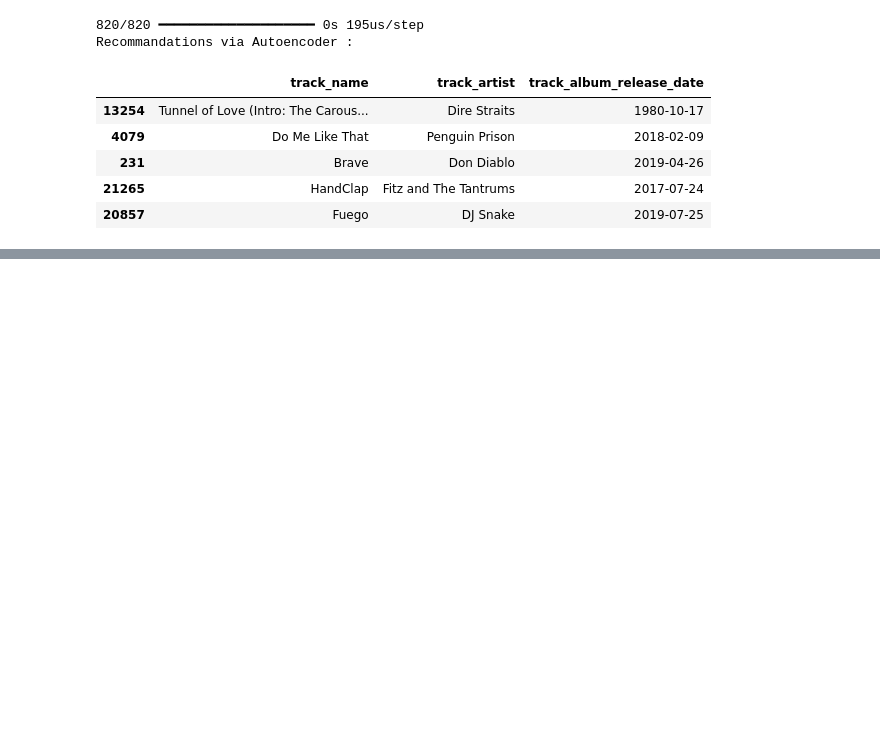
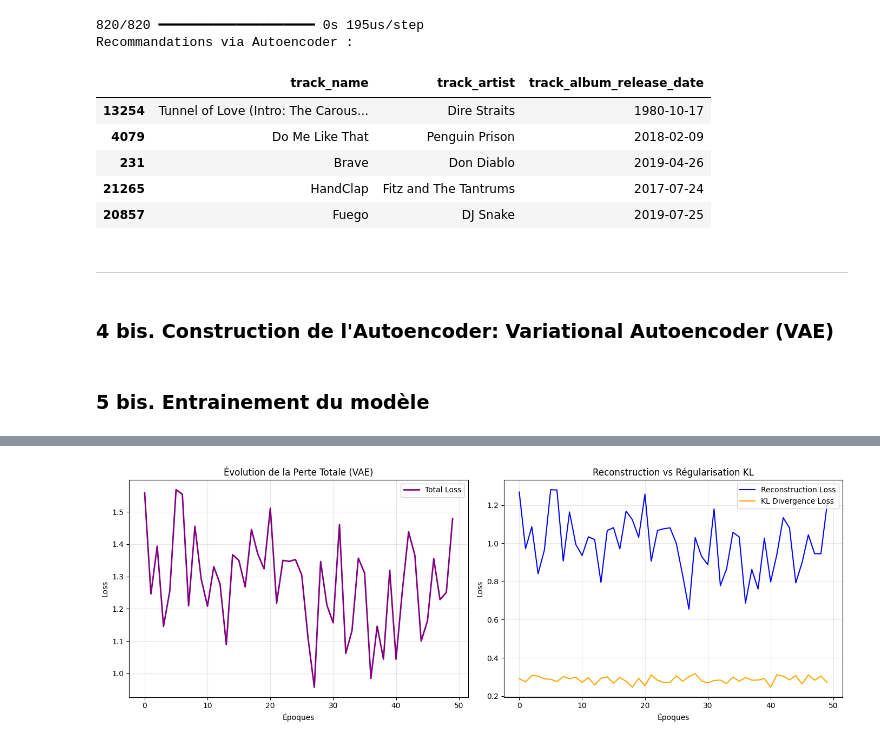
Before and after one commit to farahamorri/NextBeatSpotify, a Jupyter notebook: nextBeatSpotify.ipynb, the cells around one changed output, grey strips where cells are left out. Cells and saved outputs as stored; diff of their text form; code cells hidden in the pictures; blank space fills up the shorter version.

Commit message:
autoencoder+vae+ betavae with cross_validation

```diff
--- a/nextBeatSpotify.ipynb
+++ b/nextBeatSpotify.ipynb
@@ -289,3 +287,20 @@ Recommandations via Autoencoder :
 | 231 | Brave | Don Diablo | 2019-04-26 |
 | 21265 | HandClap | Fitz and The Tantrums | 2017-07-24 |
 | 20857 | Fuego | DJ Snake | 2019-07-25 |
+# %% [markdown]
+---
+# %% [markdown]
+### 4 bis. Construction de l'Autoencoder: Variational Autoencoder (VAE)
+# %%
+import tensorflow as tf
+from tensorflow import keras
+from tensorflow.keras import layers
+
+class Sampling(layers.Layer):
+    """Utilise (z_mean, z_log_var) pour échantillonner z (le vecteur latent)."""
+    def call(self, inputs):
+        z_mean, z_log_var = inputs
+        batch = tf.shape(z_mean)[0]
+        dim = tf.shape(z_mean)[1]
+        epsilon = tf.random.normal(shape=(batch, dim))
+        return z_mean + tf.exp(0.5 * z_log_var) * epsilon
@@ -291,0 +329,60 @@ Recommandations via Autoencoder :
+# %% [markdown]
+### 5 bis. Entrainement du modèle
+# %%
+class VAE(keras.Model):
+    def __init__(self, encoder, decoder, **kwargs):
+        super(VAE, self).__init__(**kwargs)
+        self.encoder = encoder
+        self.decoder = decoder
+
+    def train_step(self, data):
+        with tf.GradientTape() as tape:
+            z_mean, z_log_var, z = self.encoder(data)
+            reconstruction = self.decoder(z)
+
+            # Perte de reconstruction
+            reconstruction_loss = tf.reduce_mean(
+                tf.reduce_sum(keras.losses.mse(data, reconstruction), axis=-1)
+            )
+
+            # Perte KL (Régularisation)
+            kl_loss = -0.5 * (1 + z_log_var - tf.square(z_mean) - tf.exp(z_log_var))
+            kl_loss = tf.reduce_mean(tf.reduce_sum(kl_loss, axis=-1))
+
+            total_loss = reconstruction_loss + kl_loss
+
+        grads = tape.gradient(total_loss, self.trainable_weights)
+        self.optimizer.apply_gradients(zip(grads, self.trainable_weights))
+        return {"loss": total_loss, "reconstruction_loss": reconstruction_loss, "kl_loss": kl_loss}
+
+# Entraînement
+vae = VAE(encoder, decoder)
+vae.compile(optimizer=keras.optimizers.Adam())
+history_vae = vae.fit(df_scaled, epochs=50, batch_size=32)
+
+
+# Visualisation de la perte
+plt.figure(figsize=(14, 5))
+
+# Sous-graphique 1 : Perte Totale
+plt.subplot(1, 2, 1)
+plt.plot(history_vae.history['loss'], label='Total Loss', color='purple', lw=2)
+plt.title("Évolution de la Perte Totale (VAE)")
+plt.xlabel("Époques")
+plt.ylabel("Loss")
+plt.legend()
+plt.grid(alpha=0.3)
+
+# Sous-graphique 2 : Décomposition Reconstruction vs KL
+plt.subplot(1, 2, 2)
+plt.plot(history_vae.history['reconstruction_loss'], label='Reconstruction Loss', color='blue')
+plt.plot(history_vae.history['kl_loss'], label='KL Divergence Loss', color='orange')
+plt.title("Reconstruction vs Régularisation KL")
+plt.xlabel("Époques")
+plt.ylabel("Loss")
+plt.legend()
+plt.grid(alpha=0.3)
+
+plt.tight_layout()
+plt.show()
+# %% [output]
@@ -291,0 +406 @@ Recommandations via Autoencoder :
+[figure, added]
```
Also changed, not shown: parts of 23 cells of this notebook.
